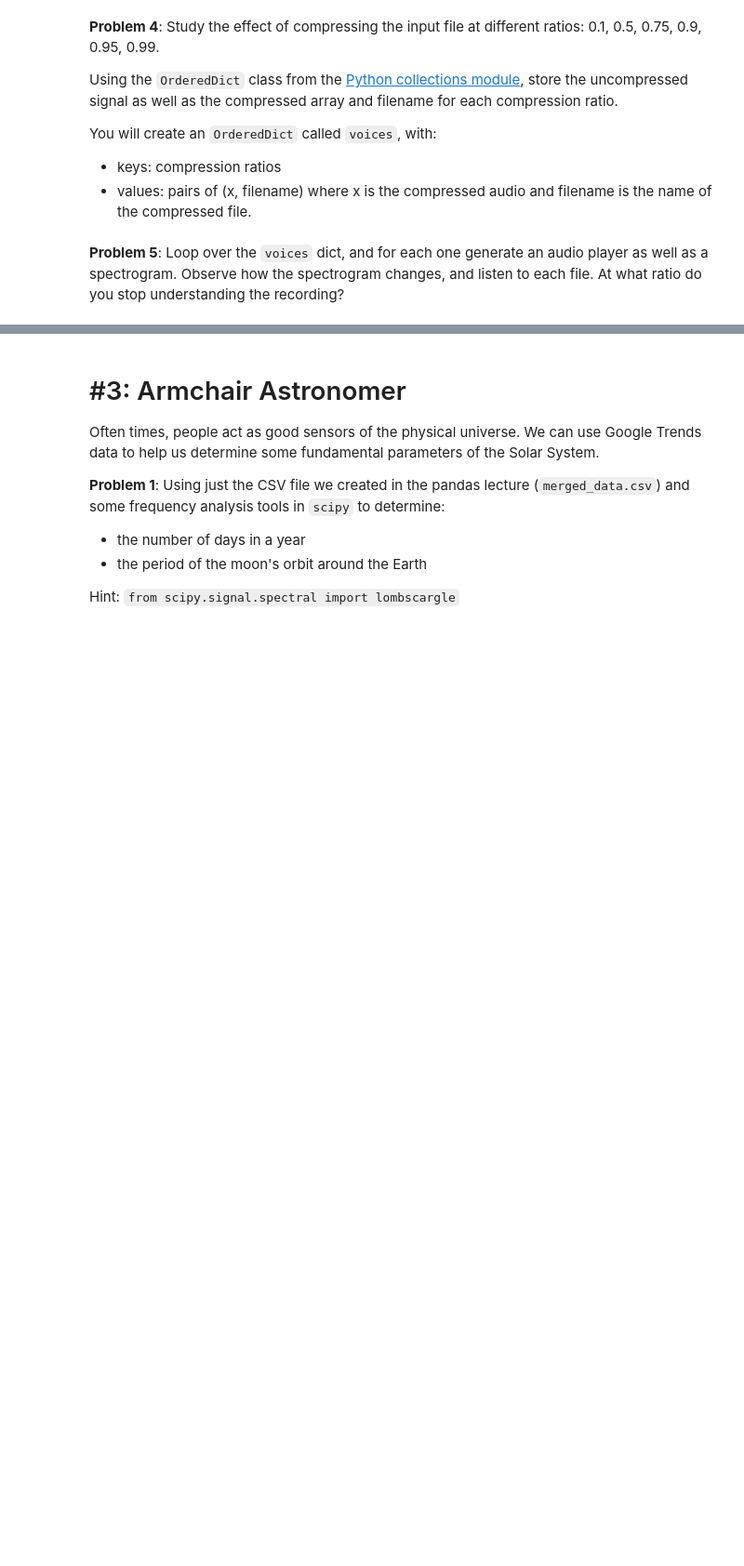
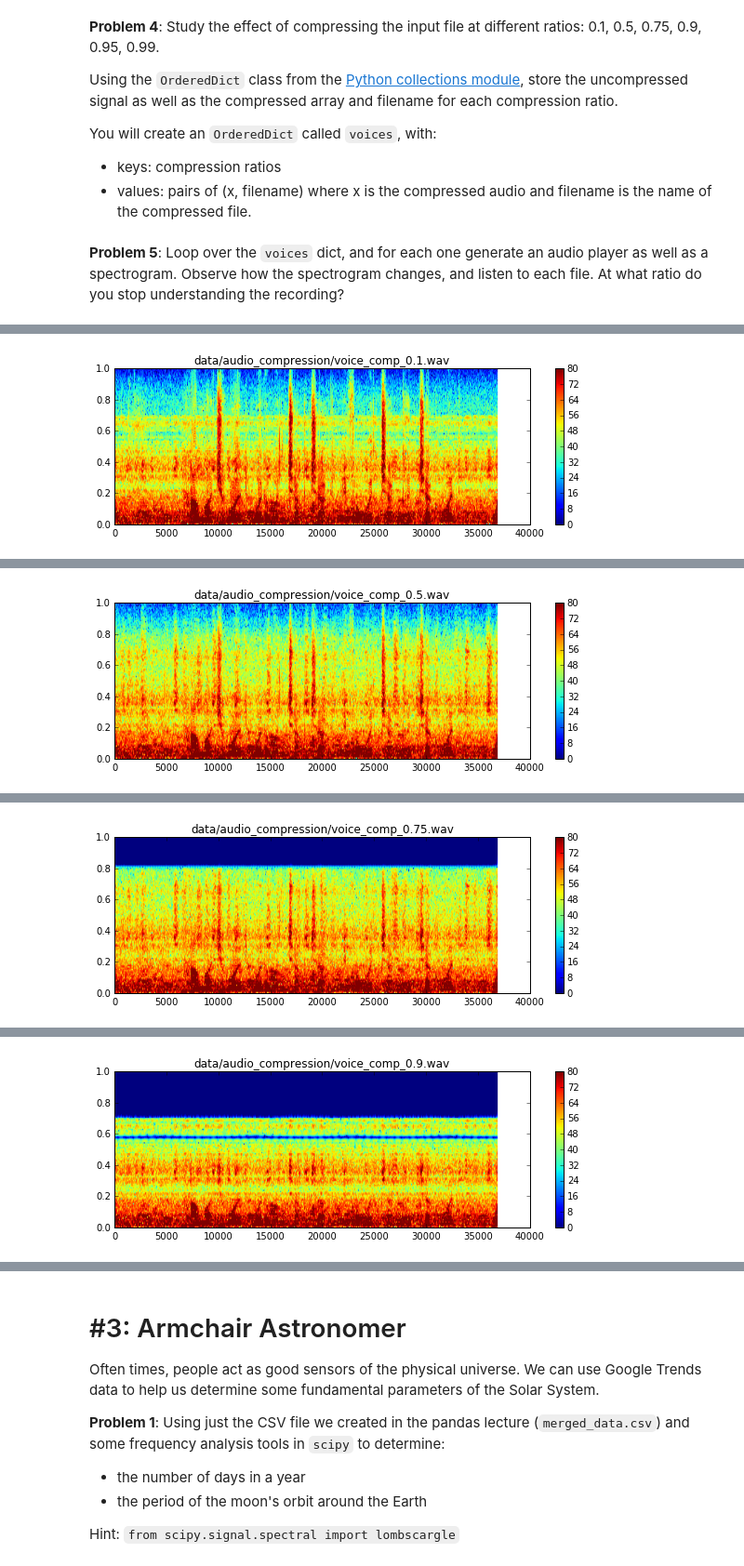
Before and after one commit to YuguangTong/AY250-hw, a Jupyter notebook: hw_1/hw_1_assignment.ipynb, the cells around one changed output, grey strips where cells are left out. Shown at 93% size. Drawn from its saved outputs; the diff is of its cells as text; code cells hidden in the pictures; blank space fills up the shorter version.

Commit message:
finish audio compression problem

```diff
--- a/hw_1/hw_1_assignment.ipynb
+++ b/hw_1/hw_1_assignment.ipynb
@@ -373,3 +376,5 @@ If the input file is named `a.wav` and the compression fraction is 0.9, the outp
+# %%
+fname = 'data/audio_compression/voice.wav'
 # %%
 def compress_wav(fname, fraction):
     """Compress an audio signal stored in an input wav file.
@@ -401,6 +406,13 @@ def compress_wav(fname, fraction):
     """
 
     # your code here
+    rate, x = scipy.io.wavfile.read(fname)
+    x_approx = compress_signal(x, fraction)
+    dir_name = os.path.dirname(fname)
+    file_base= os.path.basename(fname).split('.')[0] + '_comp_' + '{}'.format(fraction) +'.wav'
+    new_fname = dir_name + '/' + file_base
+    scipy.io.wavfile.write(new_fname, rate, x_approx)
+    return rate, x, x_approx, new_fname
 # %% [markdown]
 **Problem 4**: Study the effect of compressing the input file at different ratios: 0.1, 0.5, 0.75, 0.9, 0.95, 0.99.
 
@@ -415,2 +428,10 @@ You will create an `OrderedDict` called `voices`, with:
+# %%
+voices = OrderedDict()
+# %%
+fractions = [0.1, 0.5, 0.75, 0.9, 0.95, 0.99]
+fname = 'data/audio_compression/voice.wav'
+for fraction in fractions:
+    _, _, x_approx, new_fname = compress_wav(fname, fraction)
+    voices.update({fraction: (x_approx, new_fname)})
 # %% [markdown]
 **Problem 5**: Loop over the `voices` dict, and for each one generate an audio player as well as a spectrogram.  Observe how the spectrogram changes, and listen to each file.  At what ratio do you stop understanding the recording?
@@ -418,0 +438,8 @@ You will create an `OrderedDict` called `voices`, with:
+# %%
+# your code here
+for key, val in voices.items():
+    x_approx, new_fname = val
+    Audio(new_fname)
+    title = new_fname
+    specgram_cbar(x_approx, title=title, clim=(0, 80) )
+# %% [output]
@@ -418,0 +447 @@ You will create an `OrderedDict` called `voices`, with:
+[figure, added]
@@ -418,0 +449 @@ You will create an `OrderedDict` called `voices`, with:
+[figure, added]
@@ -418,0 +451 @@ You will create an `OrderedDict` called `voices`, with:
+[figure, added]
@@ -418,0 +453 @@ You will create an `OrderedDict` called `voices`, with:
+[figure, added]
```
Also changed, not shown: parts of 6 cells of this notebook.
